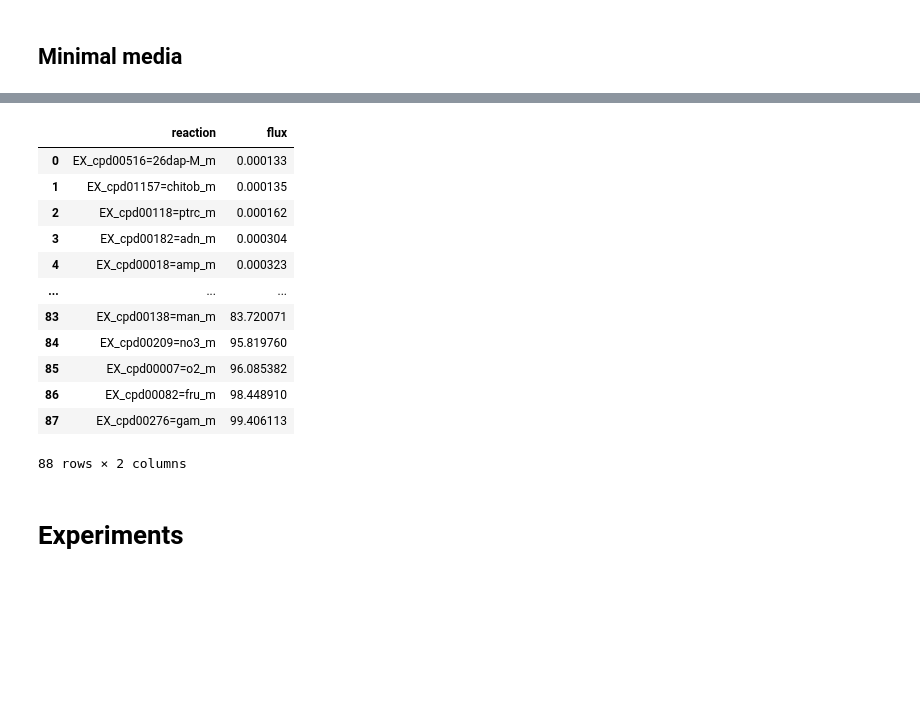
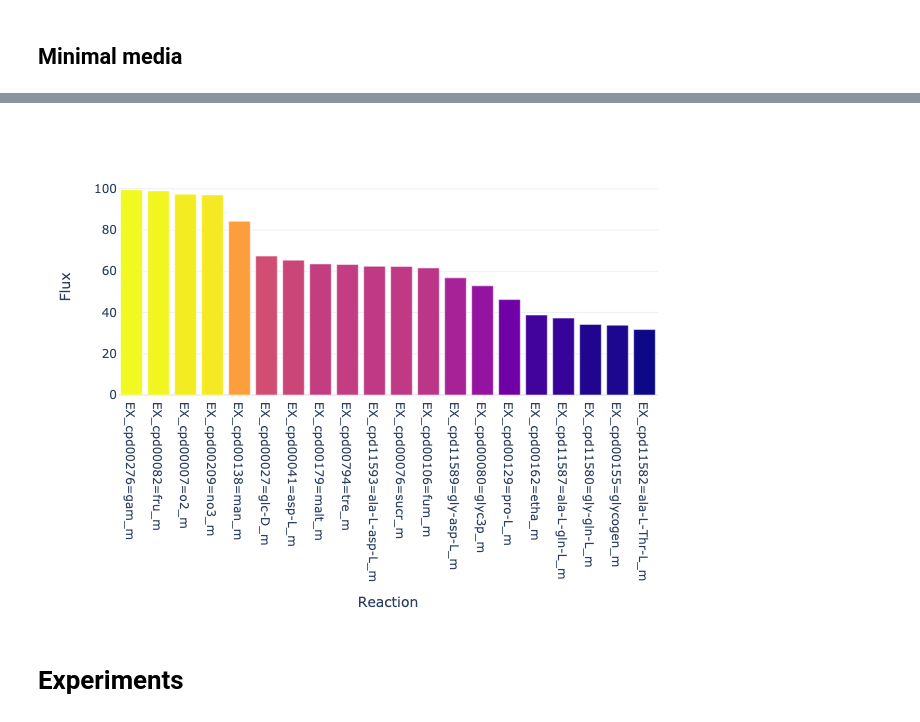
Before and after one commit to guillecg/mars-biofoundry, a Jupyter notebook: notebooks/03-MICOM.ipynb, the cells around one changed output, grey strips where cells are left out. Drawn from its saved outputs; the diff is of its cells as text; code cells hidden in the pictures; blank space fills up the shorter version.

Commit message:
Add plot_minimal_medium function

```diff
--- a/notebooks/03-MICOM.ipynb
+++ b/notebooks/03-MICOM.ipynb
@@ -172,9 +173,21 @@ sol = com.cooperative_tradeoff()
 # %%
 medium_manager = MICOMMediumManager(config)
 
-min_medium = medium_manager.get_min_media(
+min_medium = medium_manager.get_min_medium(
     com=com,
     growth_tolerance=0.85
 )
-min_medium
+
+fig = plot_minimal_medium(
+    min_medium=min_medium,
+    top_n=20,
+    config=config
+)
+fig.show("png")
+
+save_fig(
+    fig=fig,
+    filename="micom-limiting-metabolites.jpg",
+    config=config
+)
 # %% [output]
@@ -182,16 +195,4 @@ min_medium
-|  | reaction | flux |
-| 0 | EX_cpd00516=26dap-M_m | 0.000133 |
-| 1 | EX_cpd01157=chitob_m | 0.000135 |
-| 2 | EX_cpd00118=ptrc_m | 0.000162 |
-| 3 | EX_cpd00182=adn_m | 0.000304 |
-| 4 | EX_cpd00018=amp_m | 0.000323 |
-| ... | ... | ... |
-| 83 | EX_cpd00138=man_m | 83.720071 |
-| 84 | EX_cpd00209=no3_m | 95.819760 |
-| 85 | EX_cpd00007=o2_m | 96.085382 |
-| 86 | EX_cpd00082=fru_m | 98.448910 |
-| 87 | EX_cpd00276=gam_m | 99.406113 |
-88 rows × 2 columns
+[figure, added]
 # %% [markdown]
 # Experiments
 # %% [markdown]
```
Also changed, not shown: parts of 2 cells of this notebook, 2 other files.
